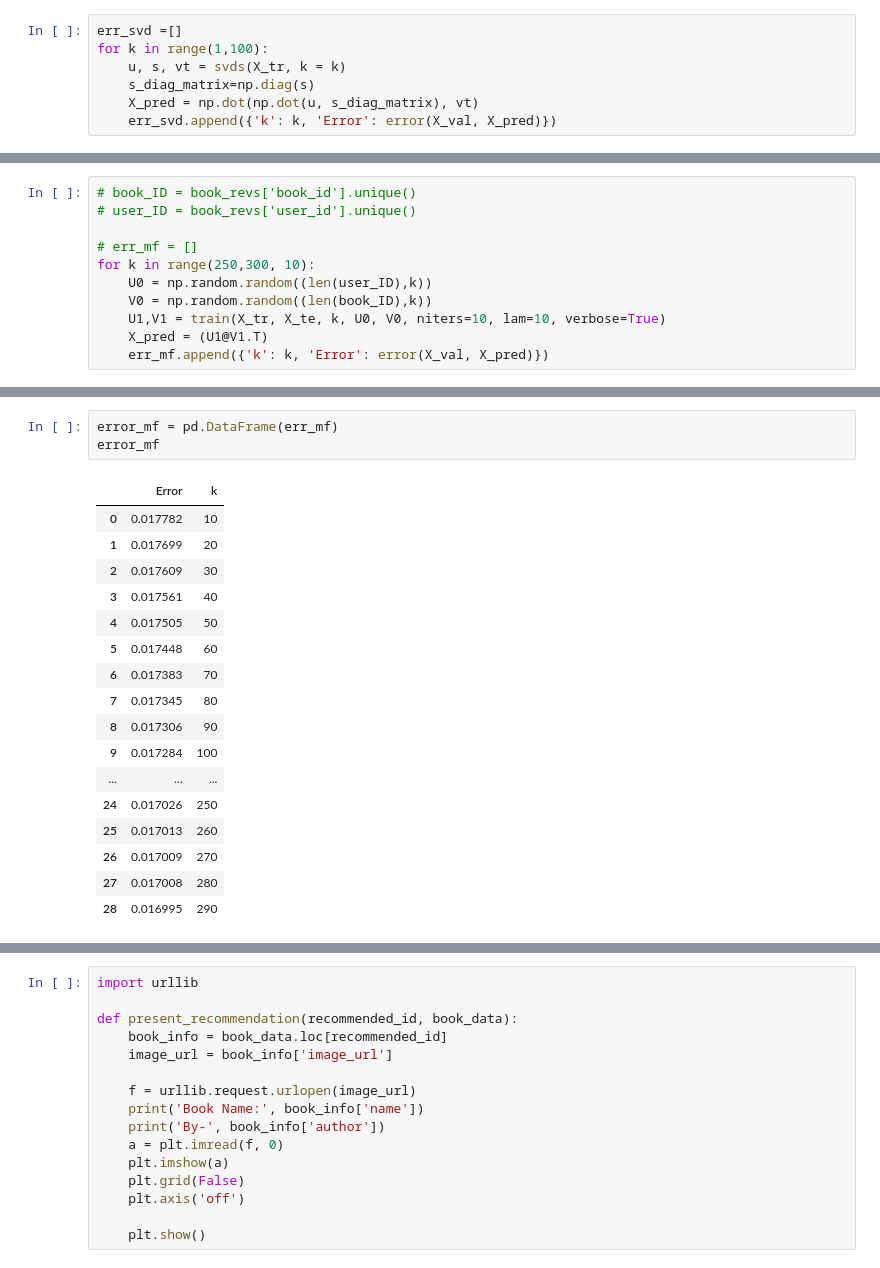
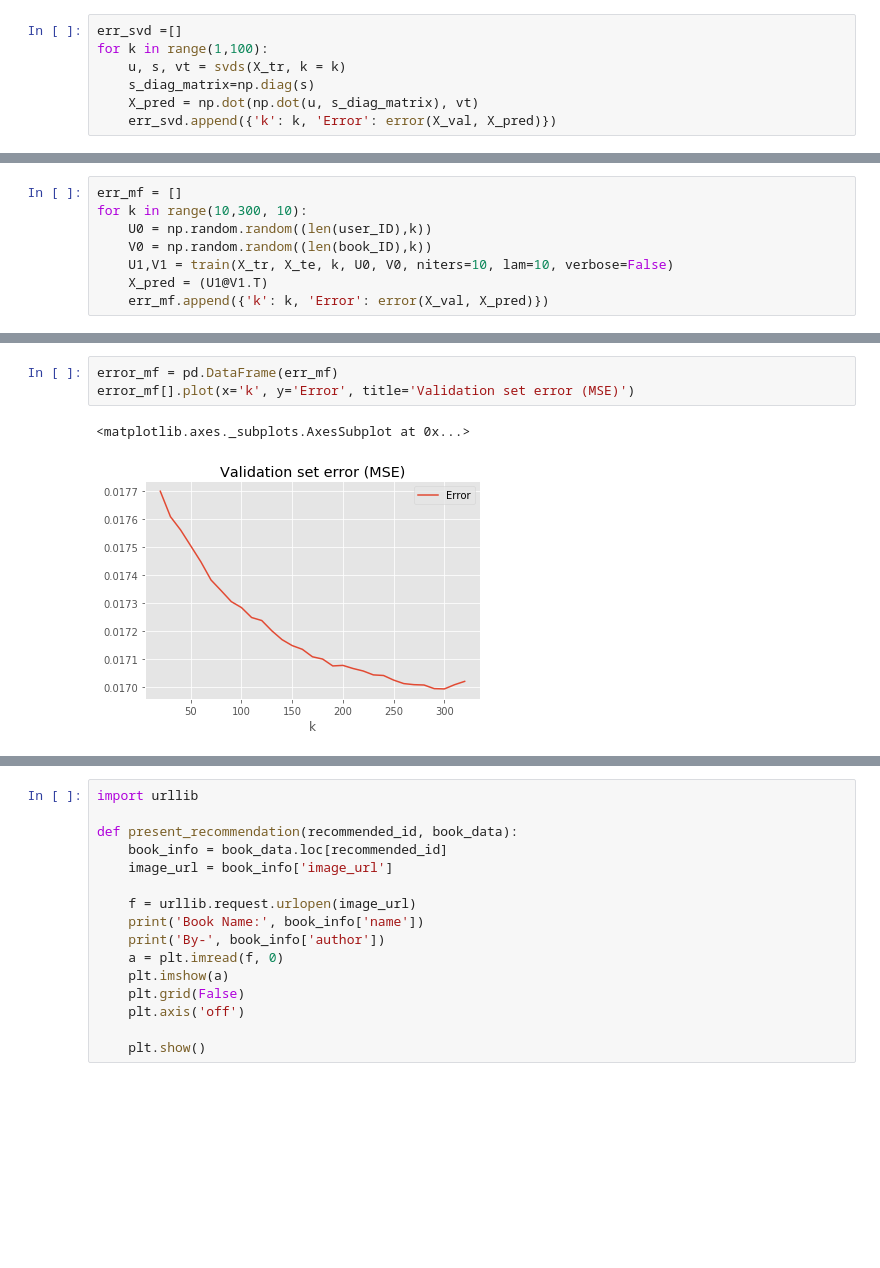
Before and after one commit to arpitchaudhary/book_recommendation, a Jupyter notebook: Final Project.ipynb, the cells around one changed output, grey strips where cells are left out. Drawn from its saved outputs; the diff is of its cells as text; blank space fills up the shorter version.

```diff
--- a/Final Project.ipynb
+++ b/Final Project.ipynb
@@ -238,11 +338,8 @@ def train(X, X_te, k, U, V, niters=51, lam=10, verbose=False):
 # %%
-# book_ID = book_revs['book_id'].unique()
-# user_ID = book_revs['user_id'].unique()
-
-# err_mf = []
-for k in range(250,300, 10):
+err_mf = []
+for k in range(10,300, 10):
     U0 = np.random.random((len(user_ID),k))
     V0 = np.random.random((len(book_ID),k))
-    U1,V1 = train(X_tr, X_te, k, U0, V0, niters=10, lam=10, verbose=True)
+    U1,V1 = train(X_tr, X_te, k, U0, V0, niters=10, lam=10, verbose=False)
     X_pred = (U1@V1.T)
     err_mf.append({'k': k, 'Error': error(X_val, X_pred)})
@@ -260,21 +346,6 @@ for k in range(250,300, 10):
 # %%
 error_mf = pd.DataFrame(err_mf)
-error_mf
+error_mf[].plot(x='k', y='Error', title='Validation set error (MSE)')
 # %% [output]
-|  | Error | k |
-| 0 | 0.017782 | 10 |
-| 1 | 0.017699 | 20 |
-| 2 | 0.017609 | 30 |
-| 3 | 0.017561 | 40 |
-| 4 | 0.017505 | 50 |
-| 5 | 0.017448 | 60 |
-| 6 | 0.017383 | 70 |
-| 7 | 0.017345 | 80 |
-| 8 | 0.017306 | 90 |
-| 9 | 0.017284 | 100 |
-| ... | ... | ... |
-| 24 | 0.017026 | 250 |
-| 25 | 0.017013 | 260 |
-| 26 | 0.017009 | 270 |
-| 27 | 0.017008 | 280 |
-| 28 | 0.016995 | 290 |
+<matplotlib.axes._subplots.AxesSubplot at 0x...>
+[figure, added]
```
Also changed, not shown: parts of 58 cells of this notebook.
